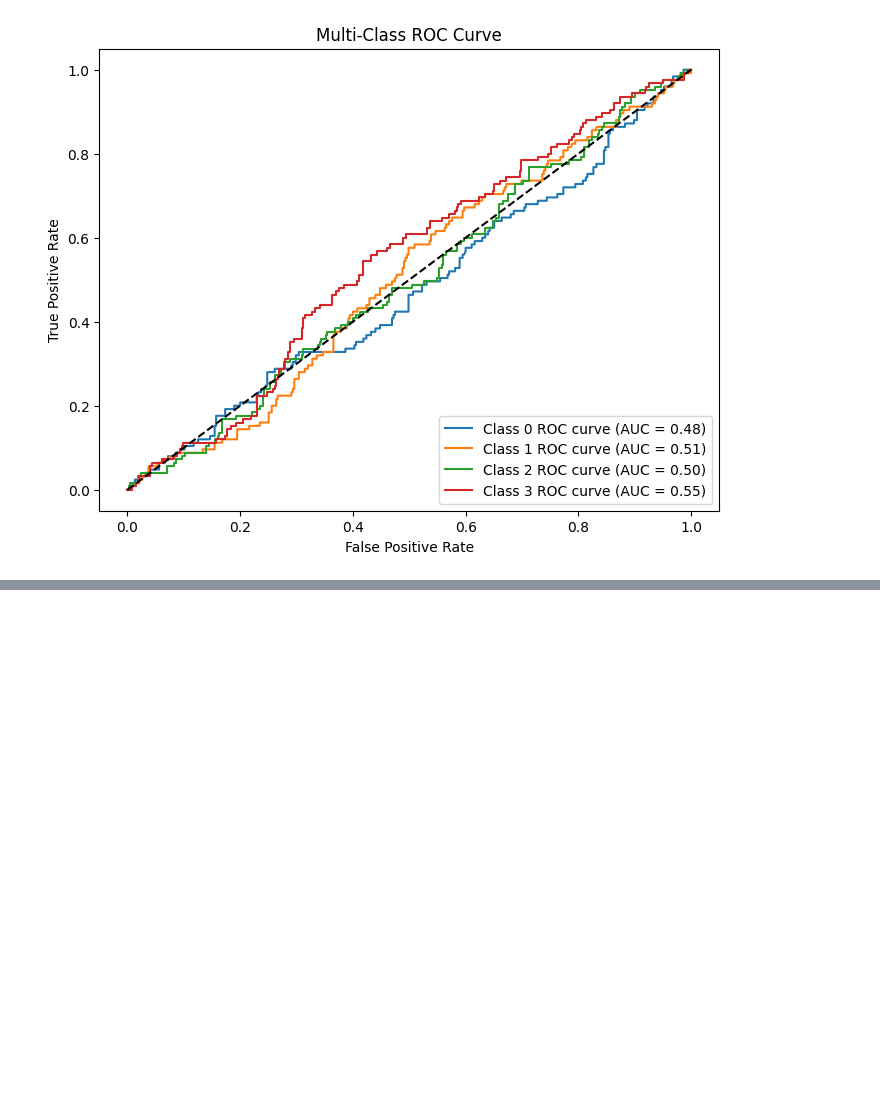
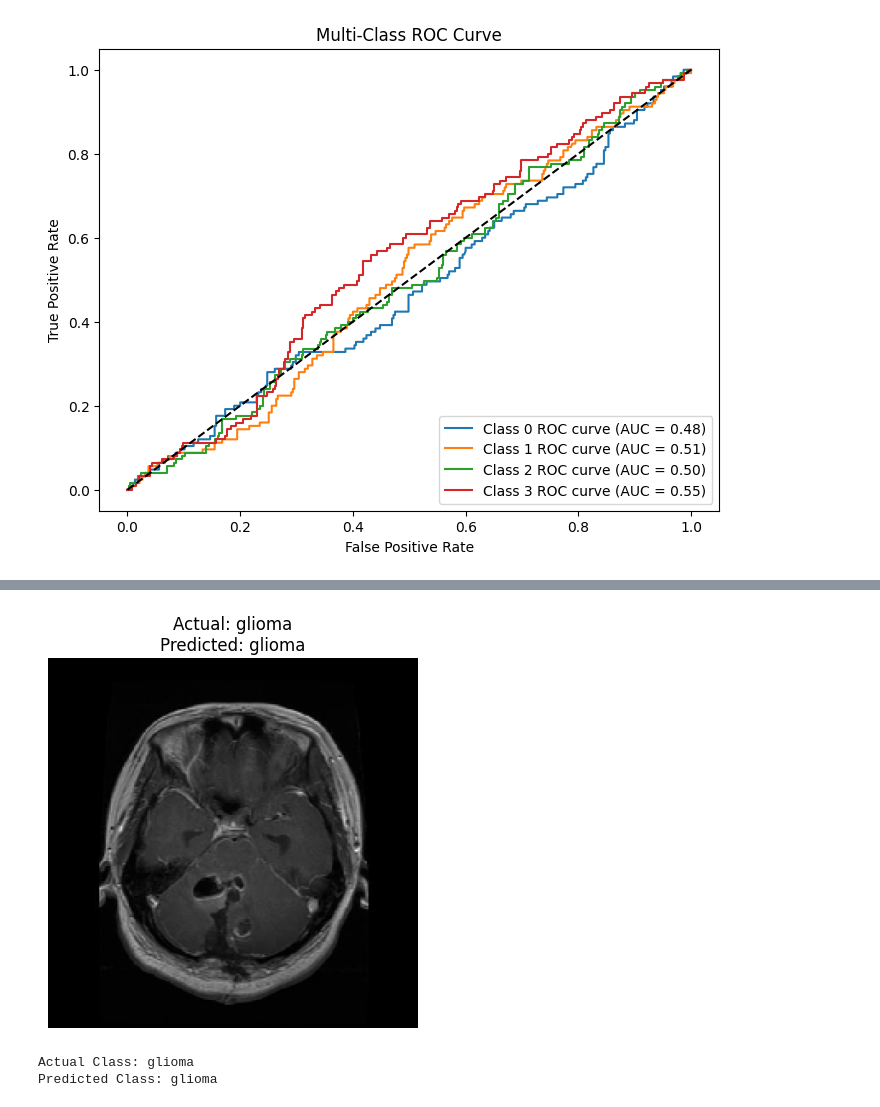
Before and after one commit to fidhaaysha/Brain-tumor-MRI-Image-classification, a Jupyter notebook: BRAIN_TUMOR_MRI_IMAGE_CLASSIFICATION.ipynb, the cells around one changed output, grey strips where cells are left out. Cells and saved outputs as stored; diff of their text form; code cells hidden in the pictures; blank space fills up the shorter version.

Commit message:
Optimization of models

```diff
--- a/BRAIN_TUMOR_MRI_IMAGE_CLASSIFICATION.ipynb
+++ b/BRAIN_TUMOR_MRI_IMAGE_CLASSIFICATION.ipynb
@@ -485,0 +571,24 @@ plt.show()
+# %%
+optimized_cnn_model = load_model('optimized_cnn_model.keras')
+# %%
+img_path = '/content/test_subset/glioma/Te-gl_0020.jpg'
+
+img = image.load_img(img_path, target_size=(224, 224))
+img_array = image.img_to_array(img)
+img_array = np.expand_dims(img_array, axis=0)
+img_array = img_array / 255.0
+
+
+prediction = optimized_cnn_model.predict(img_array)
+predicted_class_index = np.argmax(prediction, axis=-1)
+class_labels = ['glioma', 'meningioma', 'nontumor', 'pituitary']
+predicted_class_label = class_labels[predicted_class_index[0]]
+actual_class_label = img_path.split('/')[-2]
+
+plt.imshow(img)
+plt.title(f"Actual: {actual_class_label}\nPredicted: {predicted_class_label}")
+plt.axis('off')
+plt.show()
+print(f"Actual Class: {actual_class_label}")
+print(f"Predicted Class: {predicted_class_label}")
+# %% [output]
@@ -485,0 +596,3 @@ plt.show()
+[figure, added]
+Actual Class: glioma
+Predicted Class: glioma
```
Also changed, not shown: parts of 24 cells of this notebook.
